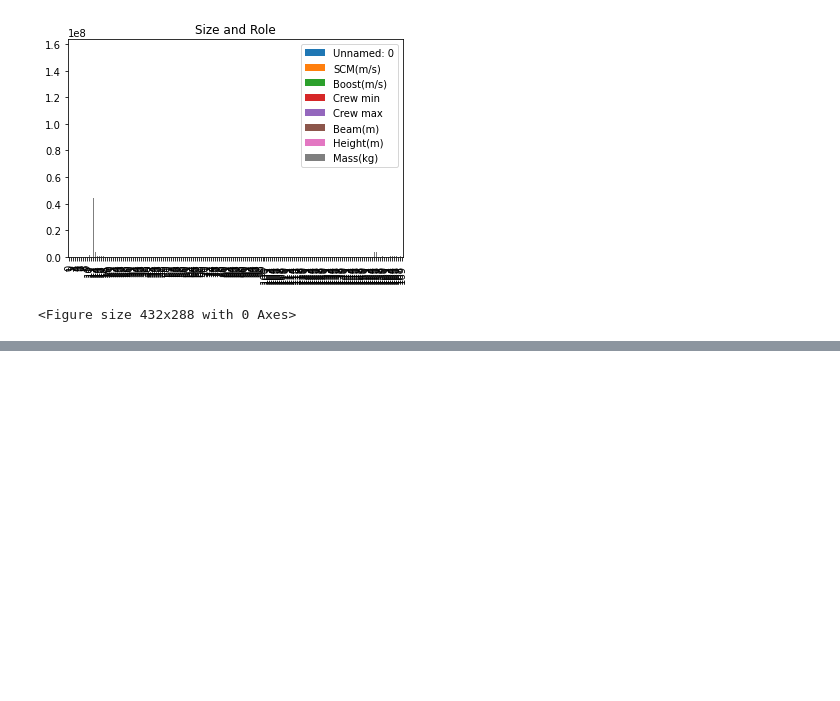
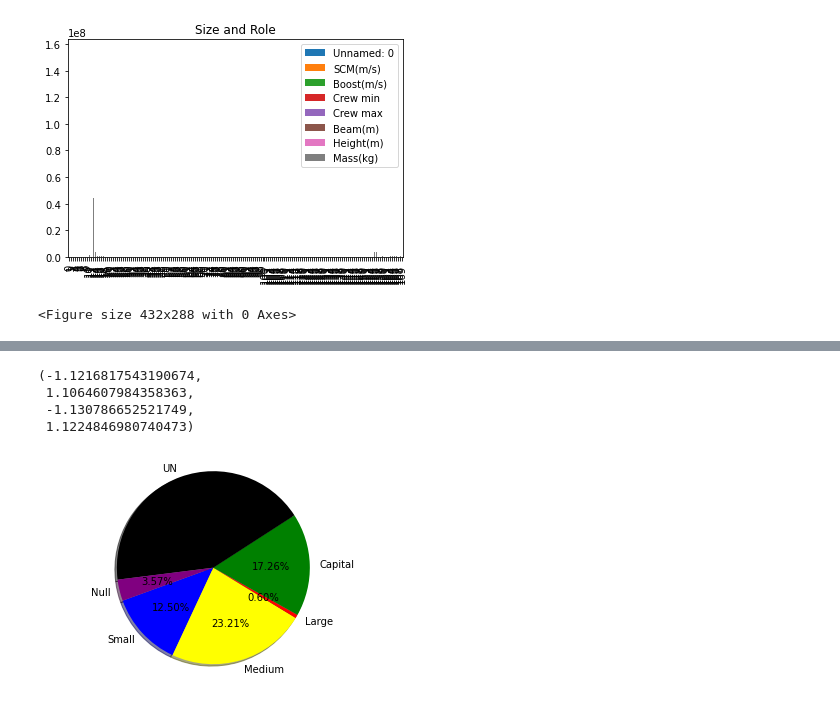
Before and after one commit to DINHC/starcitizen, a Jupyter notebook: stargraph.ipynb, the cells around one changed output, grey strips where cells are left out. Saved outputs shown, nothing was run; the diff lists cells and outputs as text; code cells hidden in the pictures; blank space fills up the shorter version.

```diff
--- a/stargraph.ipynb
+++ b/stargraph.ipynb
@@ -78,0 +94,13 @@ plt.show()
+# %%
+labels = ["Small", "Medium","Large","Capital" ,'UN', "Null"]
+colors = ["blue", "yellow", 'red', 'green', 'black', 'purple']
+# explode = (0.1, 0)
+# %%
+plt.pie(starpie, labels=labels, colors=colors, autopct="%1.2f%%", shadow=True, startangle=200)
+plt.axis("equal")
+# %% [output]
+(-1.1216817543190674,
+ 1.1064607984358363,
+ -1.130786652521749,
+ 1.1224846980740473)
+[figure, added]
```
Also changed, not shown: parts of 2 cells of this notebook.
